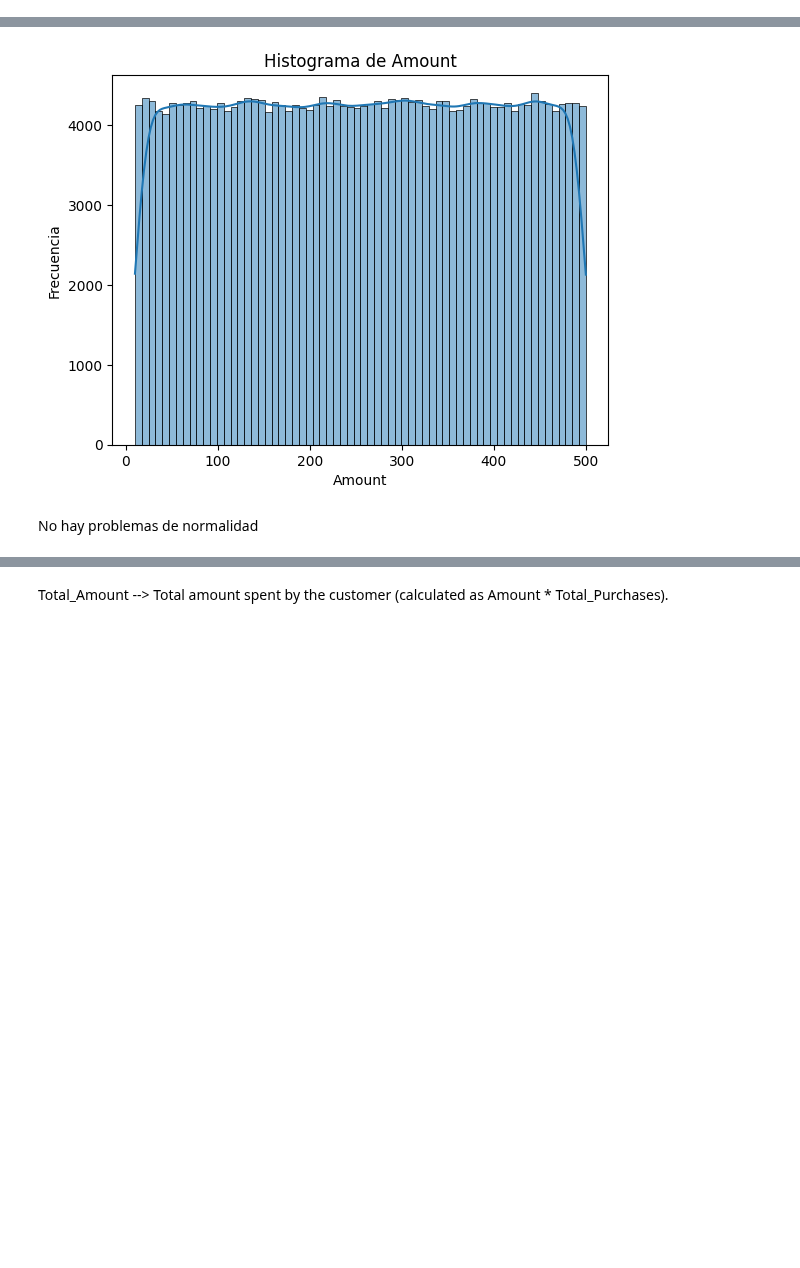
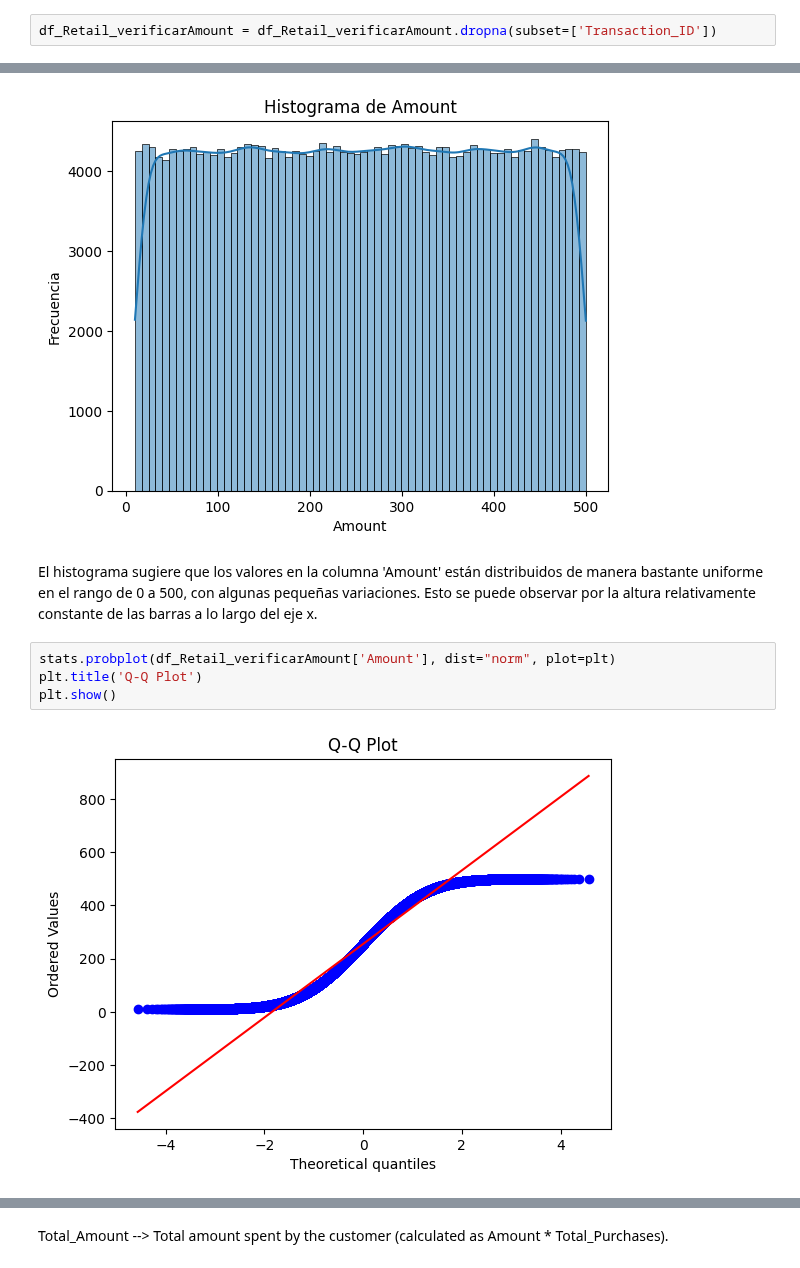
Before and after one commit to marianaolazabal/marianaolazabal-Clasificacion_Compradores_Retails, a Jupyter notebook: src/retails.ipynb, the cells around one changed output, grey strips where cells are left out. Cells and saved outputs as stored; diff of their text form; blank space fills up the shorter version.

```diff
--- a/src/retails.ipynb
+++ b/src/retails.ipynb
@@ -679,3 +674,5 @@ df_Retail_verificarAmount=df_Retail_copy_unique.copy()
+# %%
+df_Retail_verificarAmount = df_Retail_verificarAmount.dropna(subset=['Transaction_ID'])
 # %%
 sns.histplot(df_Retail_verificarAmount['Amount'], kde=True)
 plt.title('Histograma de Amount')
@@ -684,5 +681,11 @@ plt.ylabel('Frecuencia')
 plt.show()
 # %% [output]
 [figure]
-# %% [markdown]
-No hay problemas de normalidad
+# %% [markdown]
+El histograma sugiere que los valores en la columna 'Amount' están distribuidos de manera bastante uniforme en el rango de 0 a 500, con algunas pequeñas variaciones. Esto se puede observar por la altura relativamente constante de las barras a lo largo del eje x.
+# %%
+stats.probplot(df_Retail_verificarAmount['Amount'], dist="norm", plot=plt)
+plt.title('Q-Q Plot')
+plt.show()
+# %% [output]
+[figure, added]
```
Also changed, not shown: parts of 34 cells of this notebook.
